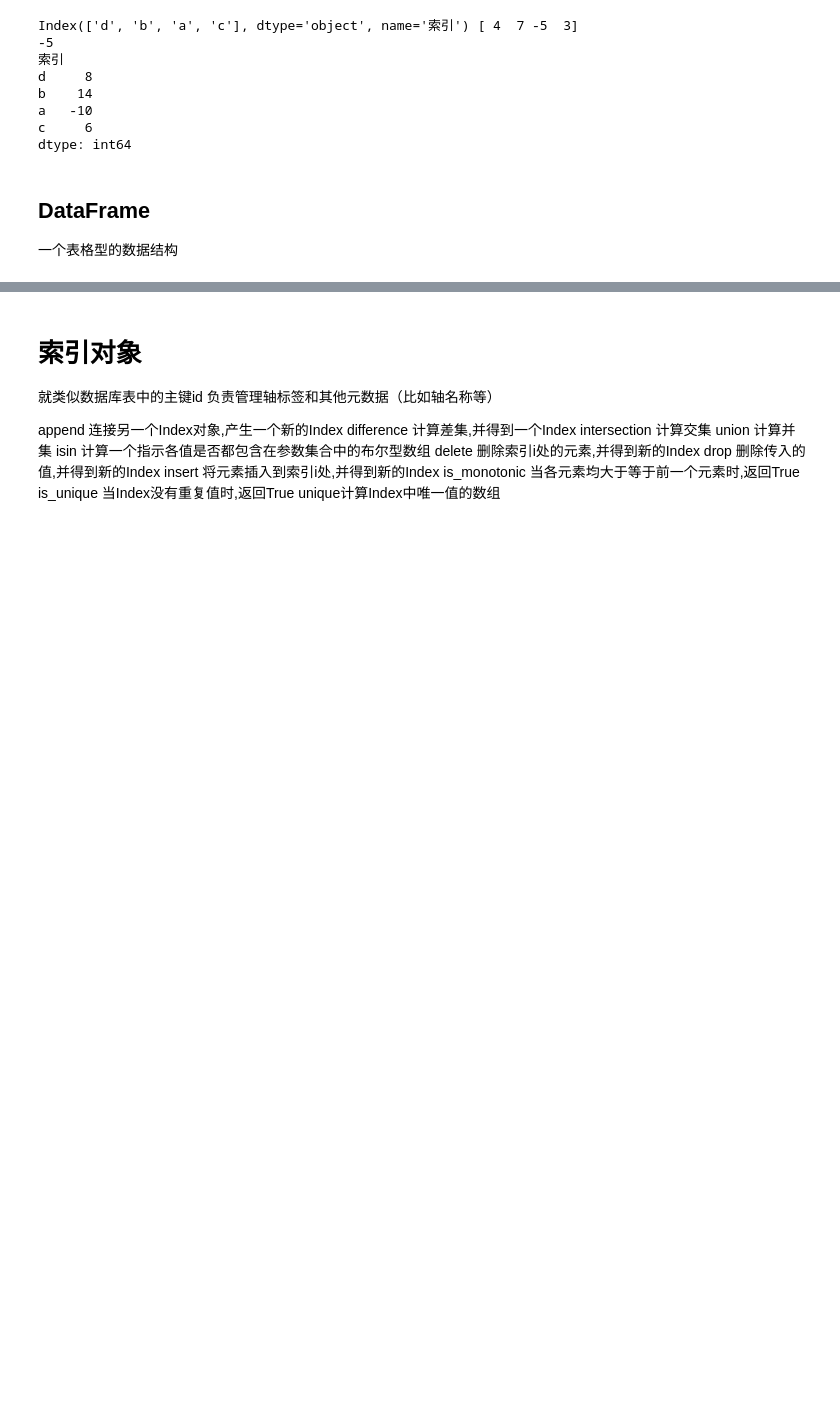
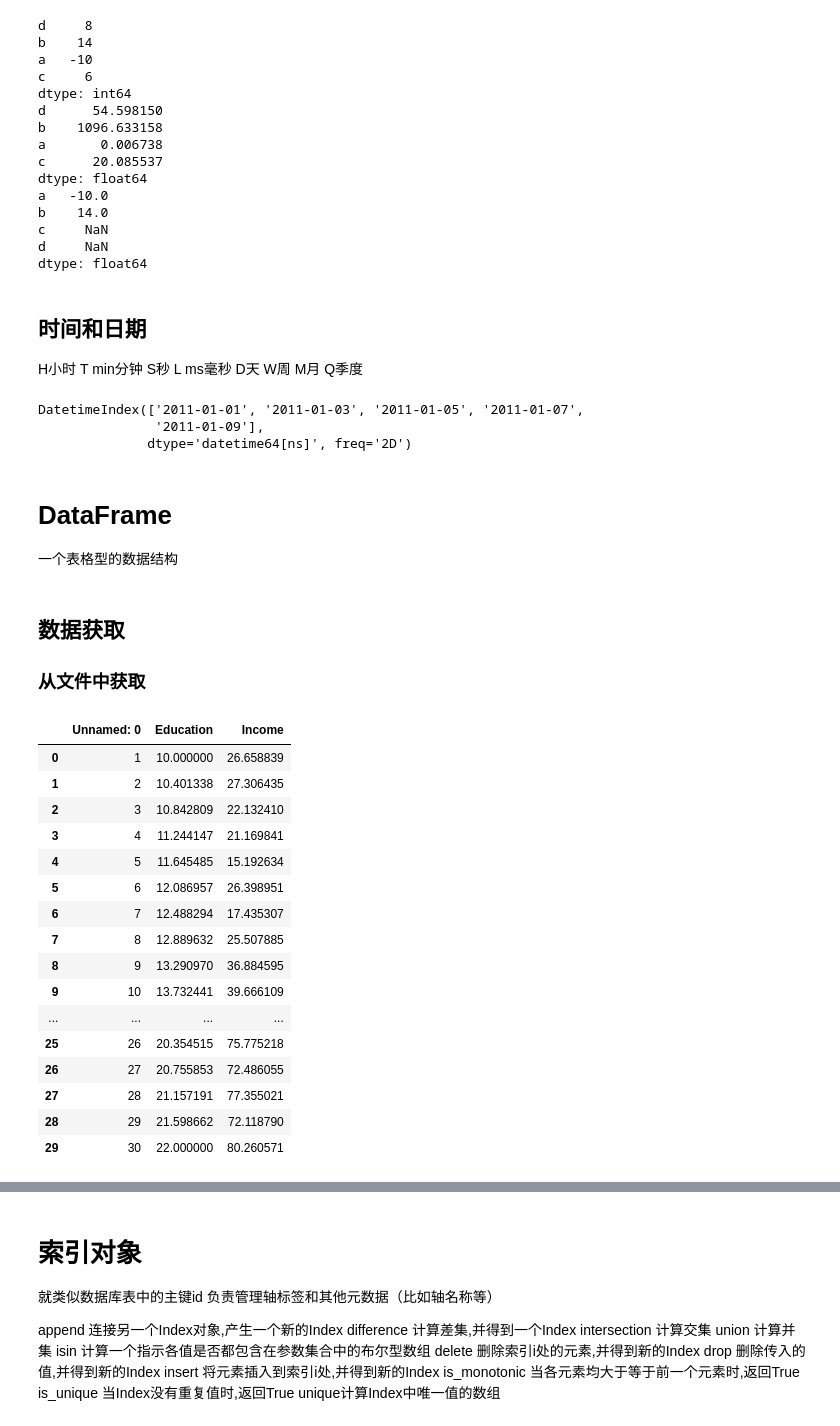
Before and after one commit to ToyHaoran/python01, a Jupyter notebook: 笔记/pandas笔记.ipynb, the cells around one changed output, grey strips where cells are left out. Drawn from its saved outputs; the diff is of its cells as text; code cells hidden in the pictures; blank space fills up the shorter version.

```diff
--- a/笔记/pandas笔记.ipynb
+++ b/笔记/pandas笔记.ipynb
@@ -9,19 +37,57 @@ Series可以看成一个定长的有序字典，能够保存任何数据类型;
 # %%
-obj = pd.Series([4, 7, -5, 3])  # 默认带索引 0~n-1
-obj = pd.Series([4, 7, -5, 3], index=['d', 'b', 'a', 'c'])
-obj.index.name = "索引"
-print(obj.index, obj.values)
-print(obj['a'])
-print(obj * 2)
+s = pd.Series([4, 7, -5, 3], index=['d', 'b', 'a', 'c'])
+print(s * 2)
+print(np.exp(s))
+print(s[1:] + s[:-1])  # ??
 # %% [output]
-Index(['d', 'b', 'a', 'c'], dtype='object', name='索引') [ 4  7 -5  3]
--5
-索引
 d     8
 b    14
 a   -10
 c     6
 dtype: int64
+d      54.598150
+b    1096.633158
+a       0.006738
+c      20.085537
+dtype: float64
+a   -10.0
+b    14.0
+c     NaN
+d     NaN
+dtype: float64
+# %% [markdown]
+## 时间和日期
+H小时 T min分钟 S秒 L ms毫秒  D天 W周 M月 Q季度
+# %%
+print(pd.date_range('1/1/2011', periods=5, freq='2D'))
+# %% [output]
+DatetimeIndex(['2011-01-01', '2011-01-03', '2011-01-05', '2011-01-07',
+               '2011-01-09'],
+              dtype='datetime64[ns]', freq='2D')
 # %% [markdown]
-## DataFrame
+# DataFrame
 一个表格型的数据结构
+# %% [markdown]
+## 数据获取
+### 从文件中获取
+# %%
+data = pd.read_csv('../pytorch_note/dataset/Income1.csv')  # 从文件中获取DataFrame
+data
+# %% [output]
+|  | Unnamed: 0 | Education | Income |
+| 0 | 1 | 10.000000 | 26.658839 |
+| 1 | 2 | 10.401338 | 27.306435 |
+| 2 | 3 | 10.842809 | 22.132410 |
+| 3 | 4 | 11.244147 | 21.169841 |
+| 4 | 5 | 11.645485 | 15.192634 |
+| 5 | 6 | 12.086957 | 26.398951 |
+| 6 | 7 | 12.488294 | 17.435307 |
+| 7 | 8 | 12.889632 | 25.507885 |
+| 8 | 9 | 13.290970 | 36.884595 |
+| 9 | 10 | 13.732441 | 39.666109 |
+| ... | ... | ... | ... |
+| 25 | 26 | 20.354515 | 75.775218 |
+| 26 | 27 | 20.755853 | 72.486055 |
+| 27 | 28 | 21.157191 | 77.355021 |
+| 28 | 29 | 21.598662 | 72.118790 |
+| 29 | 30 | 22.000000 | 80.260571 |
```
Also changed, not shown: parts of 21 cells of this notebook, 4 other files.
